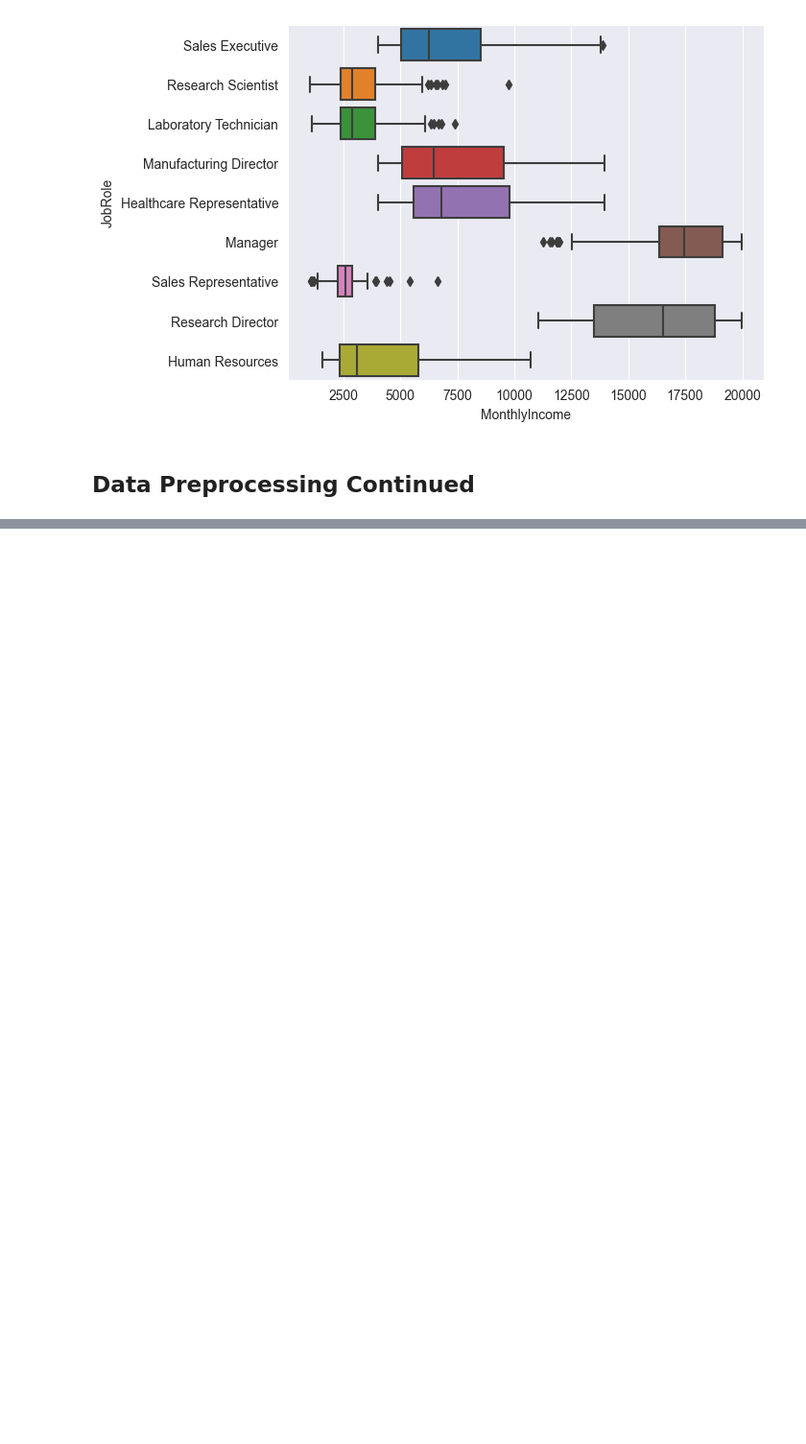
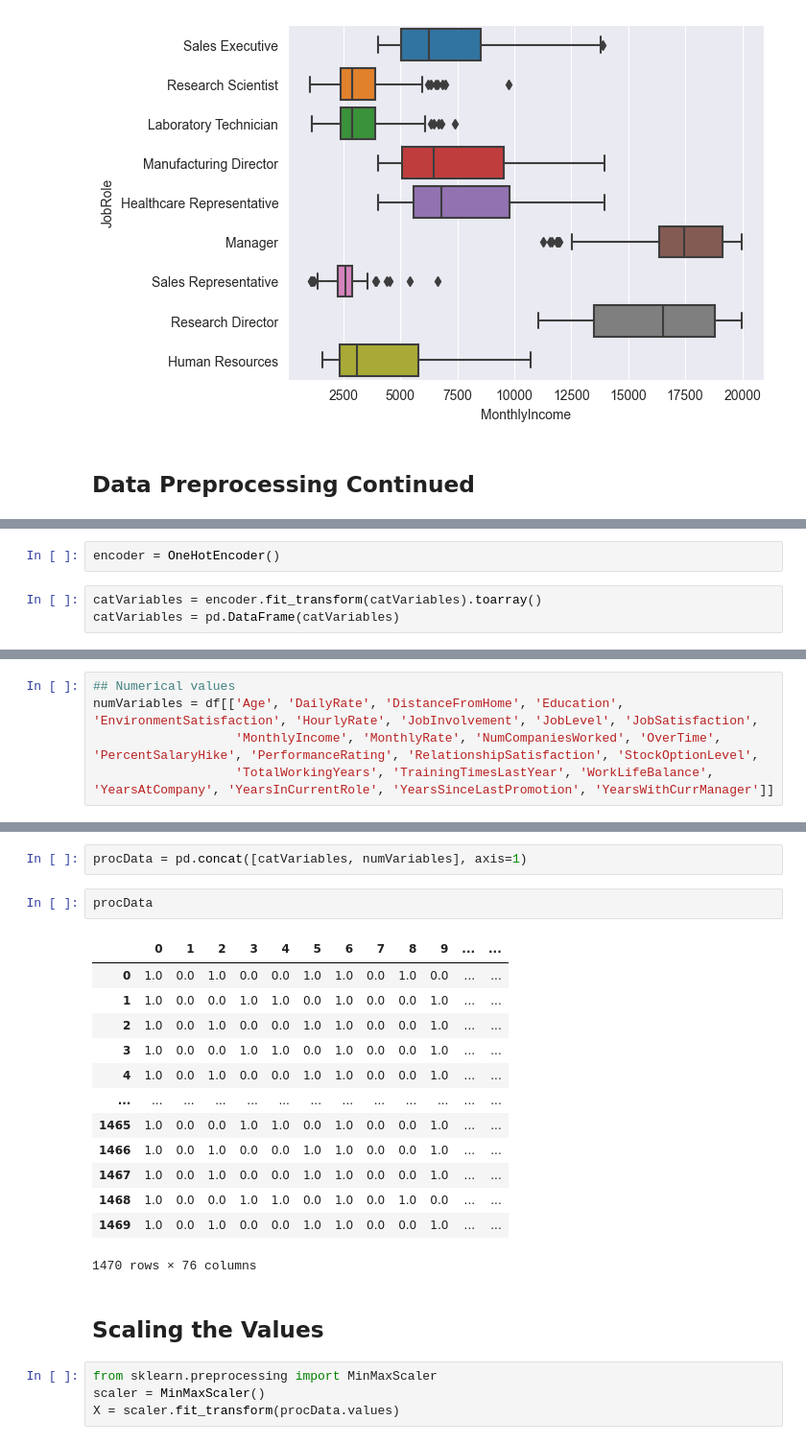
Before and after one commit to vgauss07/DSForBusiness, a Jupyter notebook: HumanResourcesDepartment.ipynb, the cells around one changed output, grey strips where cells are left out. Shown at 96% size. Drawn from its saved outputs; the diff is of its cells as text; blank space fills up the shorter version.

Commit message:
updated the project with data preprocessing

```diff
--- a/HumanResourcesDepartment.ipynb
+++ b/HumanResourcesDepartment.ipynb
@@ -300,0 +324,5 @@ sns.boxplot(x='MonthlyIncome', y='JobRole', data=df)
+# %%
+encoder = OneHotEncoder()
+# %%
+catVariables = encoder.fit_transform(catVariables).toarray()
+catVariables = pd.DataFrame(catVariables)
@@ -300,0 +339,5 @@ sns.boxplot(x='MonthlyIncome', y='JobRole', data=df)
+# %%
+## Numerical values
+numVariables = df[['Age', 'DailyRate', 'DistanceFromHome', 'Education', 'EnvironmentSatisfaction', 'HourlyRate', 'JobInvolvement', 'JobLevel', 'JobSatisfaction',
+                   'MonthlyIncome', 'MonthlyRate', 'NumCompaniesWorked', 'OverTime', 'PercentSalaryHike', 'PerformanceRating', 'RelationshipSatisfaction', 'StockOptionLevel',
+                   'TotalWorkingYears', 'TrainingTimesLastYear', 'WorkLifeBalance', 'YearsAtCompany', 'YearsInCurrentRole', 'YearsSinceLastPromotion', 'YearsWithCurrManager']]
@@ -300,0 +364,24 @@ sns.boxplot(x='MonthlyIncome', y='JobRole', data=df)
+# %%
+procData = pd.concat([catVariables, numVariables], axis=1)
+# %%
+procData
+# %% [output]
+|  | 0 | 1 | 2 | 3 | 4 | 5 | 6 | 7 | 8 | 9 | ... | ... |
+| 0 | 1.0 | 0.0 | 1.0 | 0.0 | 0.0 | 1.0 | 1.0 | 0.0 | 1.0 | 0.0 | ... | ... |
+| 1 | 1.0 | 0.0 | 0.0 | 1.0 | 1.0 | 0.0 | 1.0 | 0.0 | 0.0 | 1.0 | ... | ... |
+| 2 | 1.0 | 0.0 | 1.0 | 0.0 | 0.0 | 1.0 | 1.0 | 0.0 | 0.0 | 1.0 | ... | ... |
+| 3 | 1.0 | 0.0 | 0.0 | 1.0 | 1.0 | 0.0 | 1.0 | 0.0 | 0.0 | 1.0 | ... | ... |
+| 4 | 1.0 | 0.0 | 1.0 | 0.0 | 0.0 | 1.0 | 1.0 | 0.0 | 0.0 | 1.0 | ... | ... |
+| ... | ... | ... | ... | ... | ... | ... | ... | ... | ... | ... | ... | ... |
+| 1465 | 1.0 | 0.0 | 0.0 | 1.0 | 1.0 | 0.0 | 1.0 | 0.0 | 0.0 | 1.0 | ... | ... |
+| 1466 | 1.0 | 0.0 | 1.0 | 0.0 | 0.0 | 1.0 | 1.0 | 0.0 | 0.0 | 1.0 | ... | ... |
+| 1467 | 1.0 | 0.0 | 1.0 | 0.0 | 0.0 | 1.0 | 1.0 | 0.0 | 0.0 | 1.0 | ... | ... |
+| 1468 | 1.0 | 0.0 | 0.0 | 1.0 | 1.0 | 0.0 | 1.0 | 0.0 | 1.0 | 0.0 | ... | ... |
+| 1469 | 1.0 | 0.0 | 1.0 | 0.0 | 0.0 | 1.0 | 1.0 | 0.0 | 0.0 | 1.0 | ... | ... |
+1470 rows × 76 columns
+# %% [markdown]
+## Scaling the Values
+# %%
+from sklearn.preprocessing import MinMaxScaler
+scaler = MinMaxScaler()
+X = scaler.fit_transform(procData.values)
```
Also changed, not shown: parts of 8 cells of this notebook.
